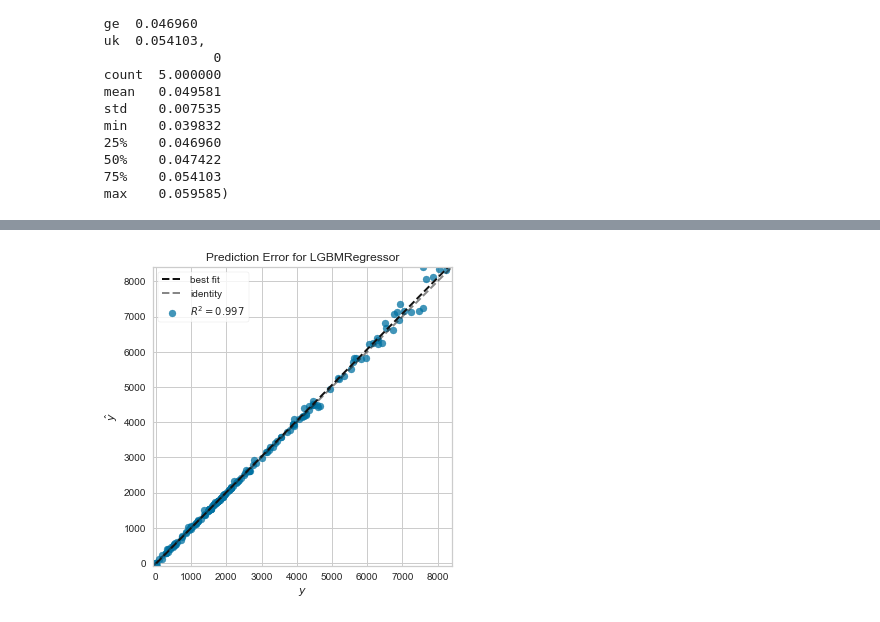
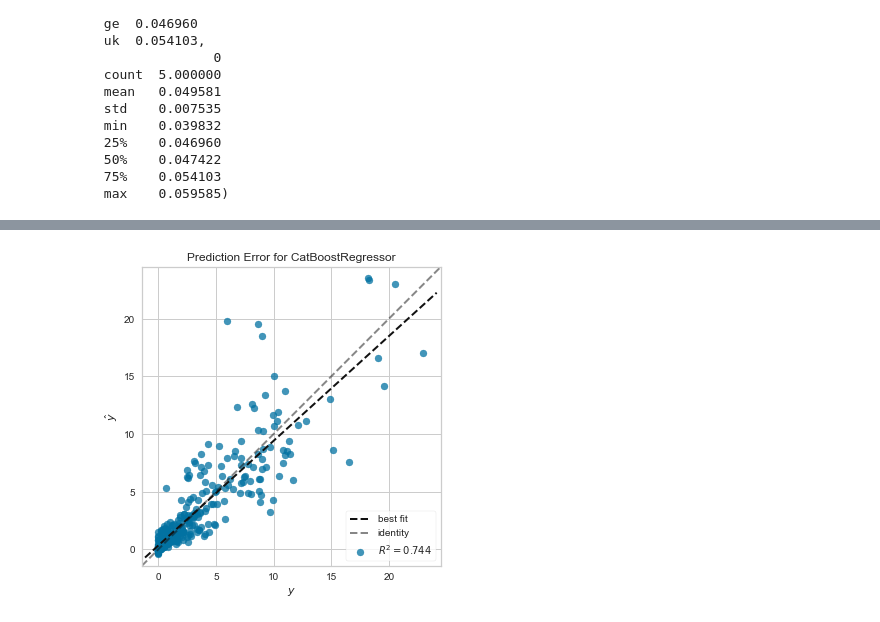
Before and after one commit to leobrandoon/proyectofinal_covid19_LeoGonzalez, a Jupyter notebook: covid19_lego.ipynb, the cells around one changed output, grey strips where cells are left out. Cells and saved outputs as stored; diff of their text form; code cells hidden in the pictures.

```diff
--- a/covid19_lego.ipynb
+++ b/covid19_lego.ipynb
@@ -423,7 +598,7 @@ LinearRegression(copy_X=True, fit_intercept=True, n_jobs=-1, normalize=False)
 # %%
 #Fold-k indica el numero de validaciones cruzadas para el modelo
-lgbm = create_model(
-    estimator='lightgbm',
+cat = create_model(
+    estimator='catboost',
     fold=5
 )
 # %% [output]
@@ -456,4 +630,4 @@ plot_model(lgbm)
 # %%
-plot_model(lgbm, plot = 'error')
+plot_model(cat, plot = 'error')
 # %% [output]
-[figure, old version]
+[figure, new version]
```
Also changed, not shown: parts of 53 cells of this notebook.
